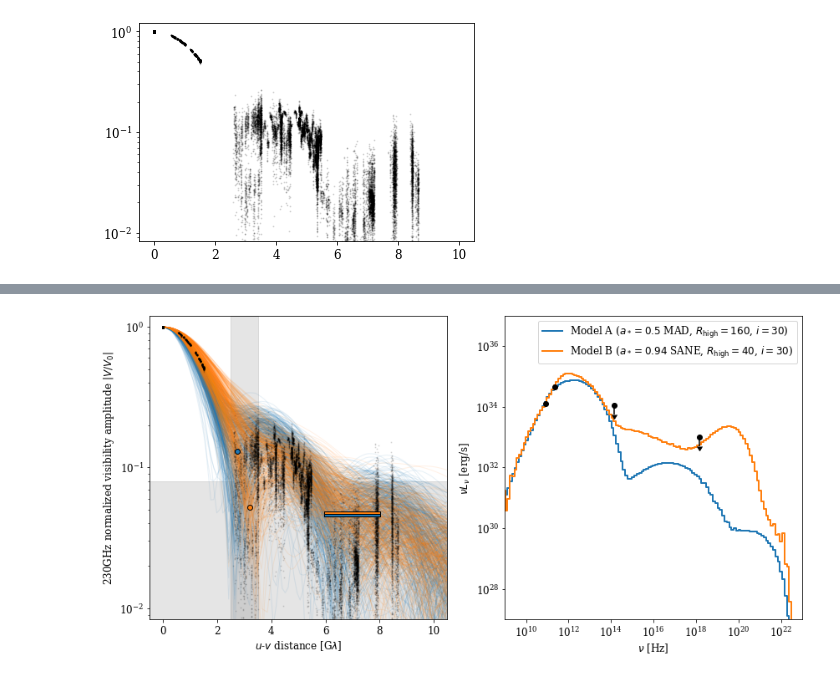
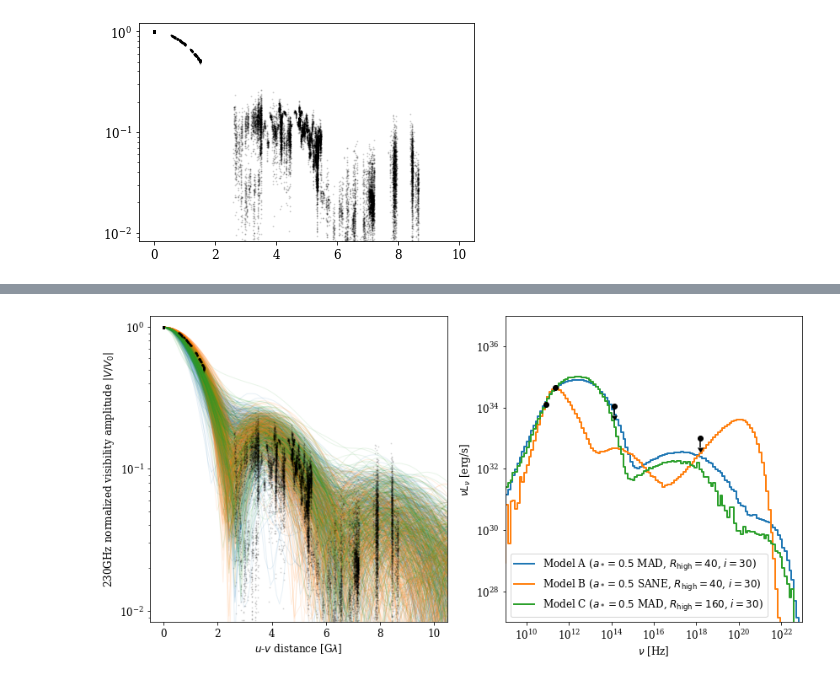
Before and after one commit to eventhorizontelescope/2017_sgra_paper5, a Jupyter notebook: output_bestbet_va_sed.ipynb, the cells around one changed output, grey strips where cells are left out. Saved outputs shown, nothing was run; the diff lists cells and outputs as text; code cells hidden in the pictures.

```diff
--- a/output_bestbet_va_sed.ipynb
+++ b/output_bestbet_va_sed.ipynb
@@ -191,30 +193,25 @@ fig.savefig('output/best_va.png', dpi=300)
 # %%
 fig, axes = plt.subplots(1, 2, figsize=(12,6))
 
-axes[0].axvspan(nmin/1e9, nmax/1e9, color='k', alpha=1/10, edgecolor=None)
-axes[0].axhspan(0, 0.04/0.5, color='k', alpha=1/10)
-
-n0, s0, l0 = plva(axes[0], 'cache/Illinois_thermal_w5/Ma+0.5_i30/gt_Rh160_230GHz.h5', r'Model A ($a_*=0.5$ MAD, $R_\mathrm{high}=160$, $i=30$)',  'C0')
-n1, s1, l1 = plva(axes[0], 'cache/Illinois_thermal_w5/Sa+0.94_i30/gt_Rh40_230GHz.h5', r'Model B ($a_*=0.94$ SANE, $R_\mathrm{high}=40$, $i=30$)', 'C1')
+n0, s0, l0 = plva(axes[0],
+                  'cache/Illinois_thermal_w5/Ma+0.5_i30/gt_Rh40_230GHz.h5',
+                  r'Model A ($a_*=0.5$ MAD, $R_\mathrm{high}=40$, $i=30$)',  'C0')
+n1, s1, l1 = plva(axes[0],
+                  'cache/Illinois_thermal_w5/Sa+0.5_i30/gt_Rh40_230GHz.h5',
+                  r'Model B ($a_*=0.5$ SANE, $R_\mathrm{high}=40$, $i=30$)', 'C1')
+n2, s2, l2 = plva(axes[0],
+                  'cache/Hamr_varkappa/mad_a0.5_i30/gt_Rh160_230GHz.h5',
+                  r'Model B ($a_*=0.5$ MAD, $R_\mathrm{high}=160$, $i=30$)', 'C2')
 
 axes[0].scatter(uvd0/1e9, amp0, s=1, color='black', alpha=0.1, zorder=2)
-
-axes[0].scatter(np.median(n0)/1e9, np.median(s0), color='C0', edgecolor='k', zorder=3)
-axes[0].plot([bmin/1e9, bmax/1e9], np.median(l0)*np.array([1,1]), linewidth=4, color='k',  zorder=3)
-axes[0].plot([bmin/1e9, bmax/1e9], np.median(l0)*np.array([1,1]), linewidth=2, color='C0', zorder=3)
-
-axes[0].scatter(np.median(n1)/1e9, np.median(s1), color='C1', edgecolor='k', zorder=3)
-axes[0].plot([bmin/1e9, bmax/1e9], np.median(l1)*np.array([1,1]), linewidth=4, color='k',  zorder=3)
-axes[0].plot([bmin/1e9, bmax/1e9], np.median(l1)*np.array([1,1]), linewidth=2, color='C1', zorder=3)
-
 axes[0].set_xlim(-0.5, 10.5)
 axes[0].set_ylim(0.1/12, 0.1*12)
-
 axes[0].set_ylabel('230GHz normalized visibility amplitude $|V/V_0|$', fontsize=12)
 axes[0].set_xlabel('$u$-$v$ distance [G$\lambda$]',                    fontsize=12)
 
-plsed(axes[1], 'cache/Illinois_thermal_w5/Ma+0.5_i30/sed_Rh160.h5', label=[r'Model A ($a_*=0.5$ MAD, $R_\mathrm{high}=160$, $i=30$)'],  color='C0')
-plsed(axes[1], 'cache/Illinois_thermal_w5/Sa+0.94_i30/sed_Rh40.h5', label=[r'Model B ($a_*=0.94$ SANE, $R_\mathrm{high}=40$, $i=30$)'], color='C1')
+plsed(axes[1], 'cache/Illinois_thermal_w5/Ma+0.5_i30/sed_Rh40.h5', label=[r'Model A ($a_*=0.5$ MAD, $R_\mathrm{high}=40$, $i=30$)'],  color='C0')
+plsed(axes[1], 'cache/Illinois_thermal_w5/Sa+0.5_i30/sed_Rh10.h5', label=[r'Model B ($a_*=0.5$ SANE, $R_\mathrm{high}=40$, $i=30$)'], color='C1')
+plsed(axes[1], 'cache/Hamr_varkappa/mad_a0.5_i30/sed_Rh160.h5',    label=[r'Model C ($a_*=0.5$ MAD, $R_\mathrm{high}=160$, $i=30$)'], color='C2')
 axes[1].set_xlim(1e9,  1e23)
 axes[1].set_ylim(1e27, 1e37)
 axes[1].set_xlabel(r'$\nu$ [Hz]',          fontsize=12)
@@ -235 +233 @@ fig.savefig('output/bestbets.png', dpi=300)
-[figure, old version]
+[figure, new version]
```
Also changed, not shown: parts of 6 cells of this notebook, 1 other file.
